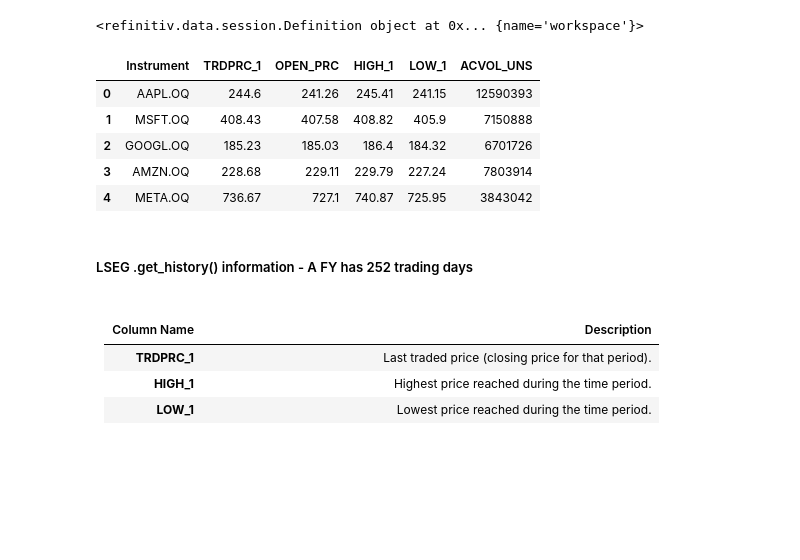
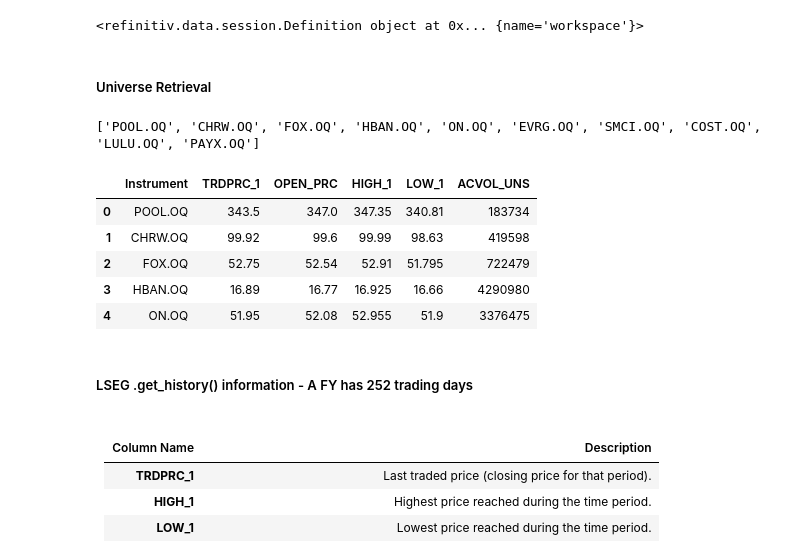
Before and after one commit to AlikMon88/ML-Pairs-Open, a Jupyter notebook: Research/research.ipynb, the cells around one changed output. Saved outputs shown, nothing was run; the diff lists cells and outputs as text; code cells hidden in the pictures; blank space fills up the shorter version.

```diff
--- a/Research/research.ipynb
+++ b/Research/research.ipynb
@@ -42,23 +52,32 @@ def universe_creation():
 rd.open_session()
 # %% [output]
 <refinitiv.data.session.Definition object at 0x... {name='workspace'}>
+# %% [markdown]
+##### Universe Retrieval
+# %%
+stocks = _call_stocks(limit=50)
+print(stocks[:10])
+
+# stocks = universe_creation()
+# %% [output]
+['POOL.OQ', 'CHRW.OQ', 'FOX.OQ', 'HBAN.OQ', 'ON.OQ', 'EVRG.OQ', 'SMCI.OQ', 'COST.OQ', 'LULU.OQ', 'PAYX.OQ']
 # %%
 ### Snapshots for Pricing
 df = rd.get_data(
-    universe=universe_creation(),
+    universe=stocks,
     fields=tmp_fields,
     parameters={"SDate": start, "EDate": end, "Frq": "D", "Curn":"USD"}
 )
 
 display(df.head(5))
 print()
 # %% [output]
 |  | Instrument | TRDPRC_1 | OPEN_PRC | HIGH_1 | LOW_1 | ACVOL_UNS |
-| 0 | AAPL.OQ | 244.6 | 241.26 | 245.41 | 241.15 | 12590393 |
-| 1 | MSFT.OQ | 408.43 | 407.58 | 408.82 | 405.9 | 7150888 |
-| 2 | GOOGL.OQ | 185.23 | 185.03 | 186.4 | 184.32 | 6701726 |
-| 3 | AMZN.OQ | 228.68 | 229.11 | 229.79 | 227.24 | 7803914 |
-| 4 | META.OQ | 736.67 | 727.1 | 740.87 | 725.95 | 3843042 |
+| 0 | POOL.OQ | 343.5 | 347.0 | 347.35 | 340.81 | 183734 |
+| 1 | CHRW.OQ | 99.92 | 99.6 | 99.99 | 98.63 | 419598 |
+| 2 | FOX.OQ | 52.75 | 52.54 | 52.91 | 51.795 | 722479 |
+| 3 | HBAN.OQ | 16.89 | 16.77 | 16.925 | 16.66 | 4290980 |
+| 4 | ON.OQ | 51.95 | 52.08 | 52.955 | 51.9 | 3376475 |
 # %% [markdown]
 ##### LSEG .get_history() information - A FY has 252 trading days
 <br>
```
Also changed, not shown: parts of 23 cells of this notebook, 2 other files.
